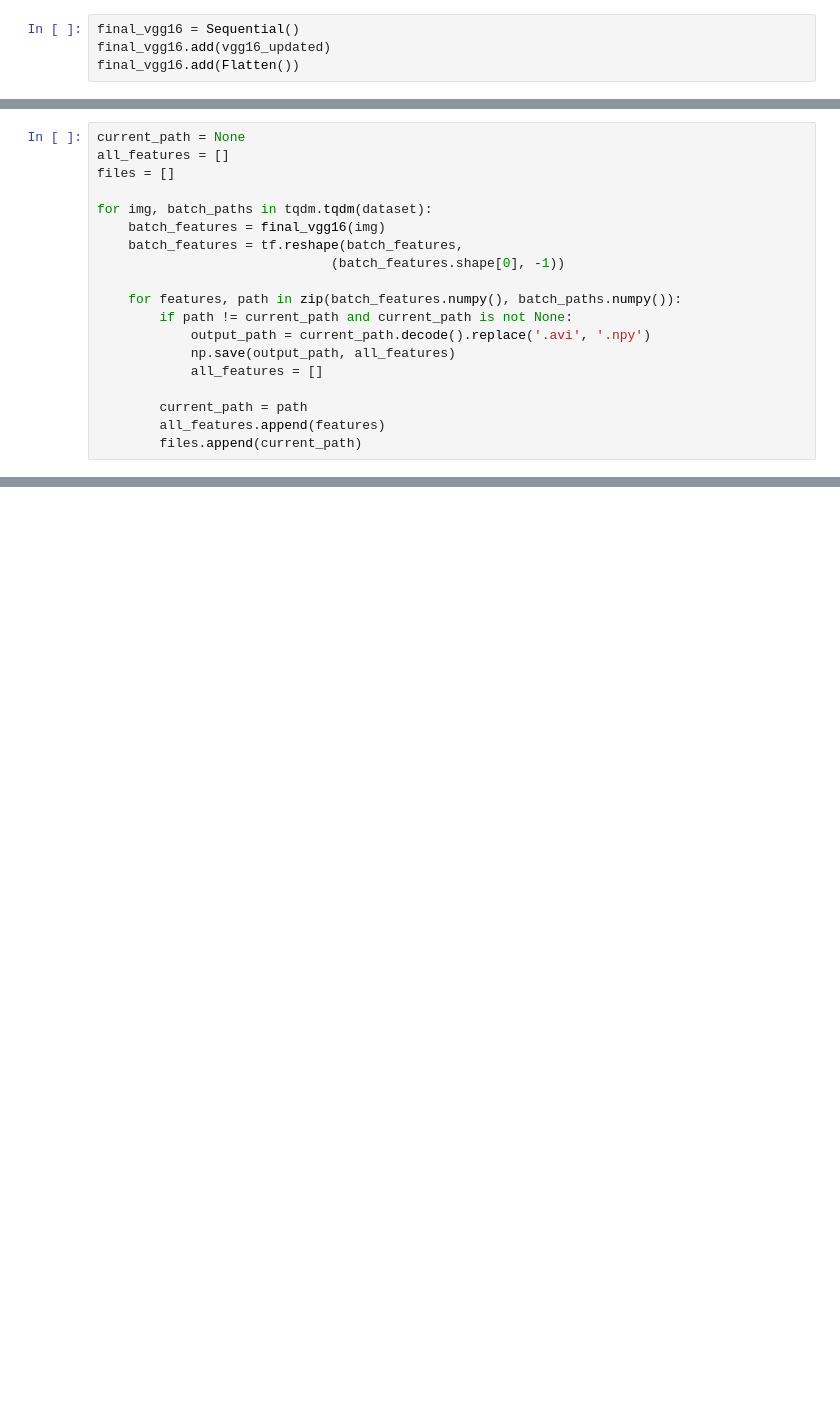
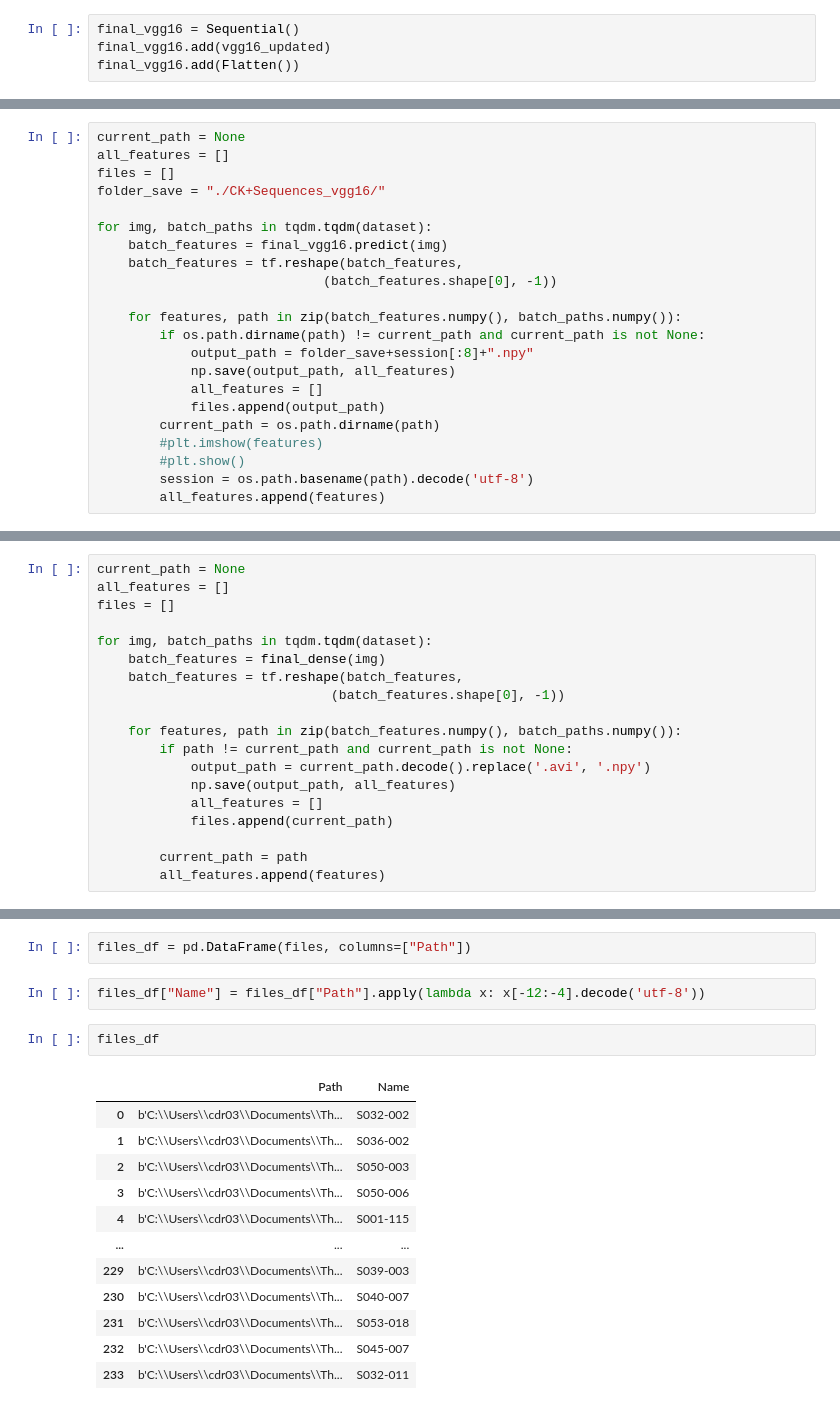
Before and after one commit to ChristianDzRz/Stress-Detection-Thesis, a Jupyter notebook: Video_extraction.ipynb, the cells around one changed output, grey strips where cells are left out. Cells and saved outputs as stored; diff of their text form; blank space fills up the shorter version.

```diff
--- a/Video_extraction.ipynb
+++ b/Video_extraction.ipynb
@@ -288,0 +317,22 @@ final_vgg16.add(Flatten())
+# %%
+current_path = None
+all_features = []
+files = []
+folder_save = "./CK+Sequences_vgg16/"
+
+for img, batch_paths in tqdm.tqdm(dataset):
+    batch_features = final_vgg16.predict(img)
+    batch_features = tf.reshape(batch_features,
+                             (batch_features.shape[0], -1))
+
+    for features, path in zip(batch_features.numpy(), batch_paths.numpy()):
+        if os.path.dirname(path) != current_path and current_path is not None:
+            output_path = folder_save+session[:8]+".npy"
+            np.save(output_path, all_features)
+            all_features = []
+            files.append(output_path)
+        current_path = os.path.dirname(path)
+        #plt.imshow(features)
+        #plt.show()
+        session = os.path.basename(path).decode('utf-8')
+        all_features.append(features)
@@ -292,7 +367,7 @@ all_features = []
 files = []
 
 for img, batch_paths in tqdm.tqdm(dataset):
-    batch_features = final_vgg16(img)
+    batch_features = final_dense(img)
     batch_features = tf.reshape(batch_features,
                               (batch_features.shape[0], -1))
 
@@ -301,7 +376,7 @@ for img, batch_paths in tqdm.tqdm(dataset):
             output_path = current_path.decode().replace('.avi', '.npy')
             np.save(output_path, all_features)
             all_features = []
+            files.append(current_path)
 
         current_path = path
         all_features.append(features)
-        files.append(current_path)
@@ -318,0 +414,19 @@ Traceback (most recent call last):
+# %%
+files_df = pd.DataFrame(files, columns=["Path"])
+# %%
+files_df["Name"] = files_df["Path"].apply(lambda x: x[-12:-4].decode('utf-8'))
+# %%
+files_df
+# %% [output]
+|  | Path | Name |
+| 0 | b'C:\\Users\\cdr03\\Documents\\Th... | S032-002 |
+| 1 | b'C:\\Users\\cdr03\\Documents\\Th... | S036-002 |
+| 2 | b'C:\\Users\\cdr03\\Documents\\Th... | S050-003 |
+| 3 | b'C:\\Users\\cdr03\\Documents\\Th... | S050-006 |
+| 4 | b'C:\\Users\\cdr03\\Documents\\Th... | S001-115 |
+| ... | ... | ... |
+| 229 | b'C:\\Users\\cdr03\\Documents\\Th... | S039-003 |
+| 230 | b'C:\\Users\\cdr03\\Documents\\Th... | S040-007 |
+| 231 | b'C:\\Users\\cdr03\\Documents\\Th... | S053-018 |
+| 232 | b'C:\\Users\\cdr03\\Documents\\Th... | S045-007 |
+| 233 | b'C:\\Users\\cdr03\\Documents\\Th... | S032-011 |
```
Also changed, not shown: parts of 97 cells of this notebook, 2 other files.
